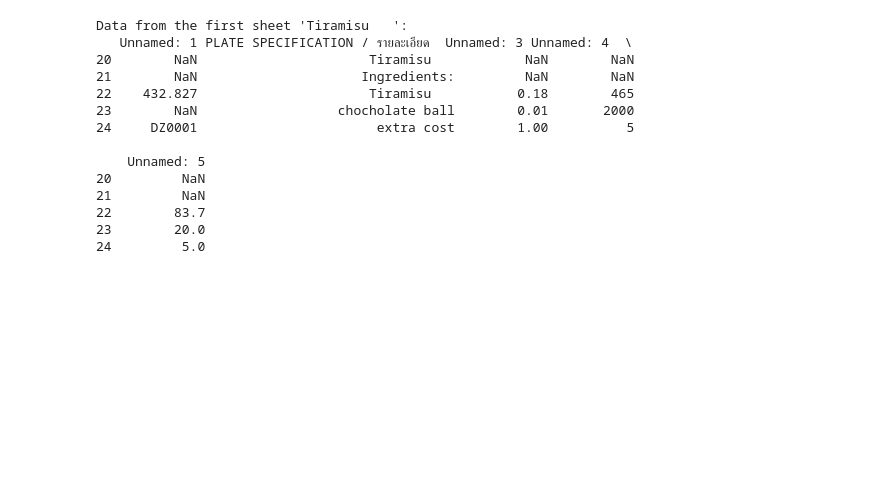
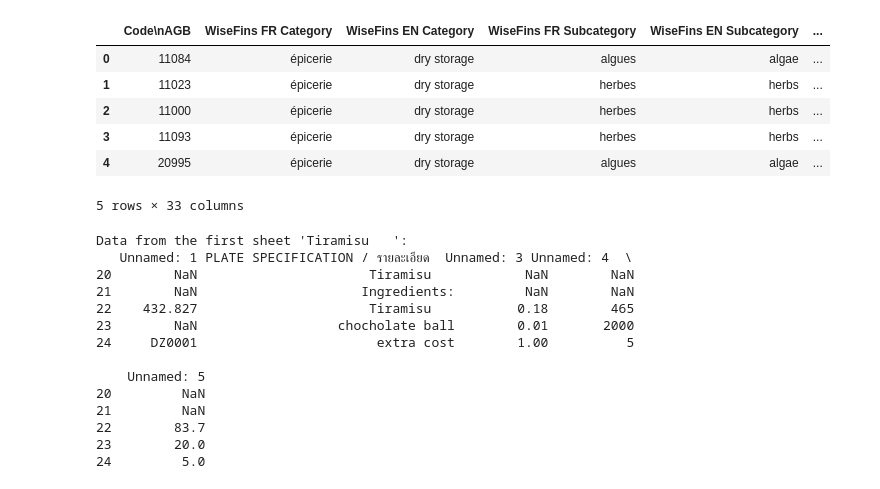
Before and after one commit to DelaunayAntoine/Project-WiseFins, a Jupyter notebook: notebook_test.ipynb, the cells around one changed output. Cells and saved outputs as stored; diff of their text form; code cells hidden in the pictures; blank space fills up the shorter version.

```diff
--- a/notebook_test.ipynb
+++ b/notebook_test.ipynb
@@ -2,6 +2,20 @@
 import pandas as pd
 import json
 import numpy as np
+# %%
+df: pd.DataFrame = pd.read_excel(
+    "data\\Agribalyse 2023 3.1 with WiseFins categorisation.xlsx"
+)
+
+df.head()
+# %% [output]
+|  | Code\nAGB | WiseFins FR Category | WiseFins EN Category | WiseFins FR Subcategory | WiseFins EN Subcategory | ... |
+| 0 | 11084 | épicerie | dry storage | algues | algae | ... |
+| 1 | 11023 | épicerie | dry storage | herbes | herbs | ... |
+| 2 | 11000 | épicerie | dry storage | herbes | herbs | ... |
+| 3 | 11093 | épicerie | dry storage | herbes | herbs | ... |
+| 4 | 20995 | épicerie | dry storage | algues | algae | ... |
+5 rows × 33 columns
 # %%
 def read_and_clean_xlsx(file_path):
     # Read all sheets from the spreadsheet; this returns a dictionary
```
Also changed, not shown: parts of 2 cells of this notebook, 3 other files.
